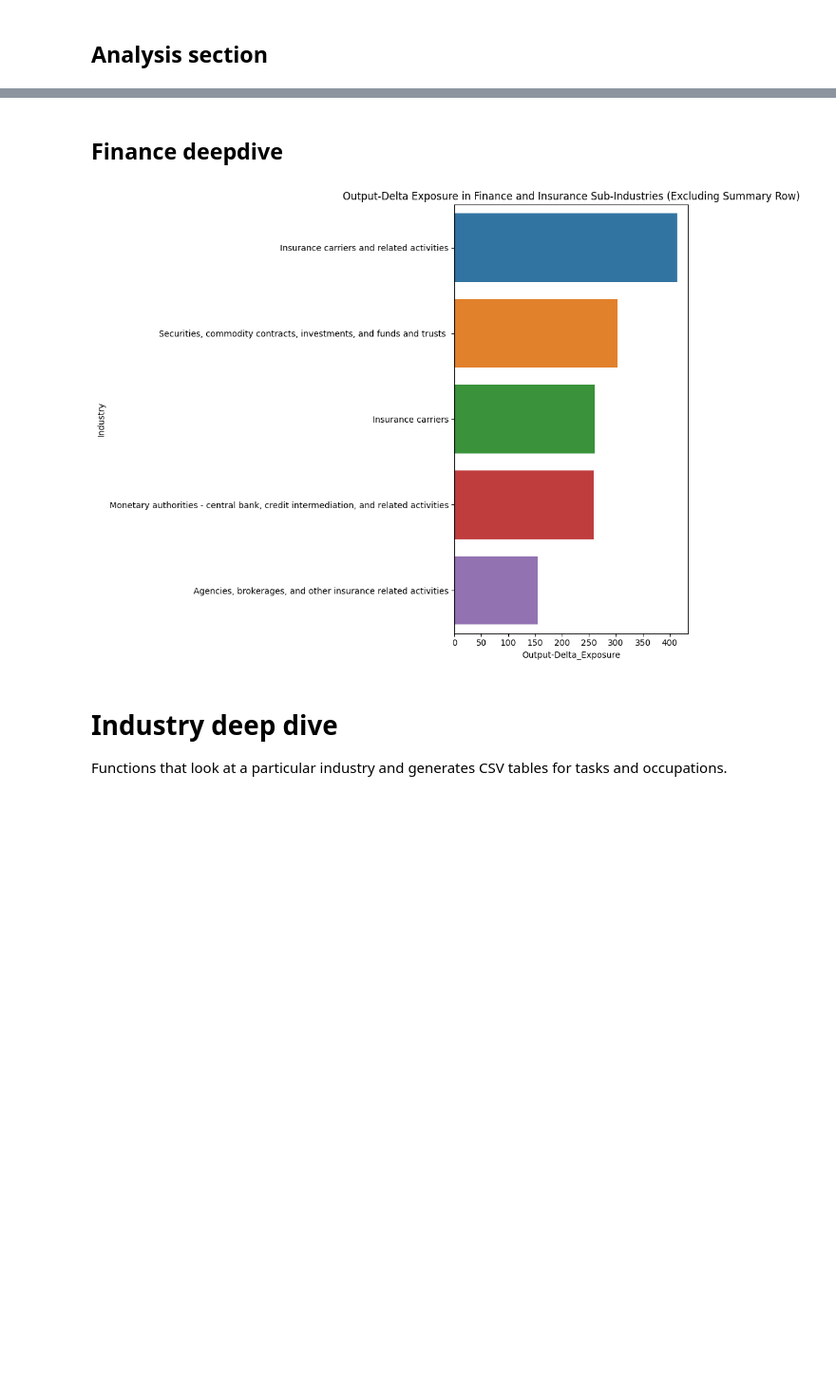
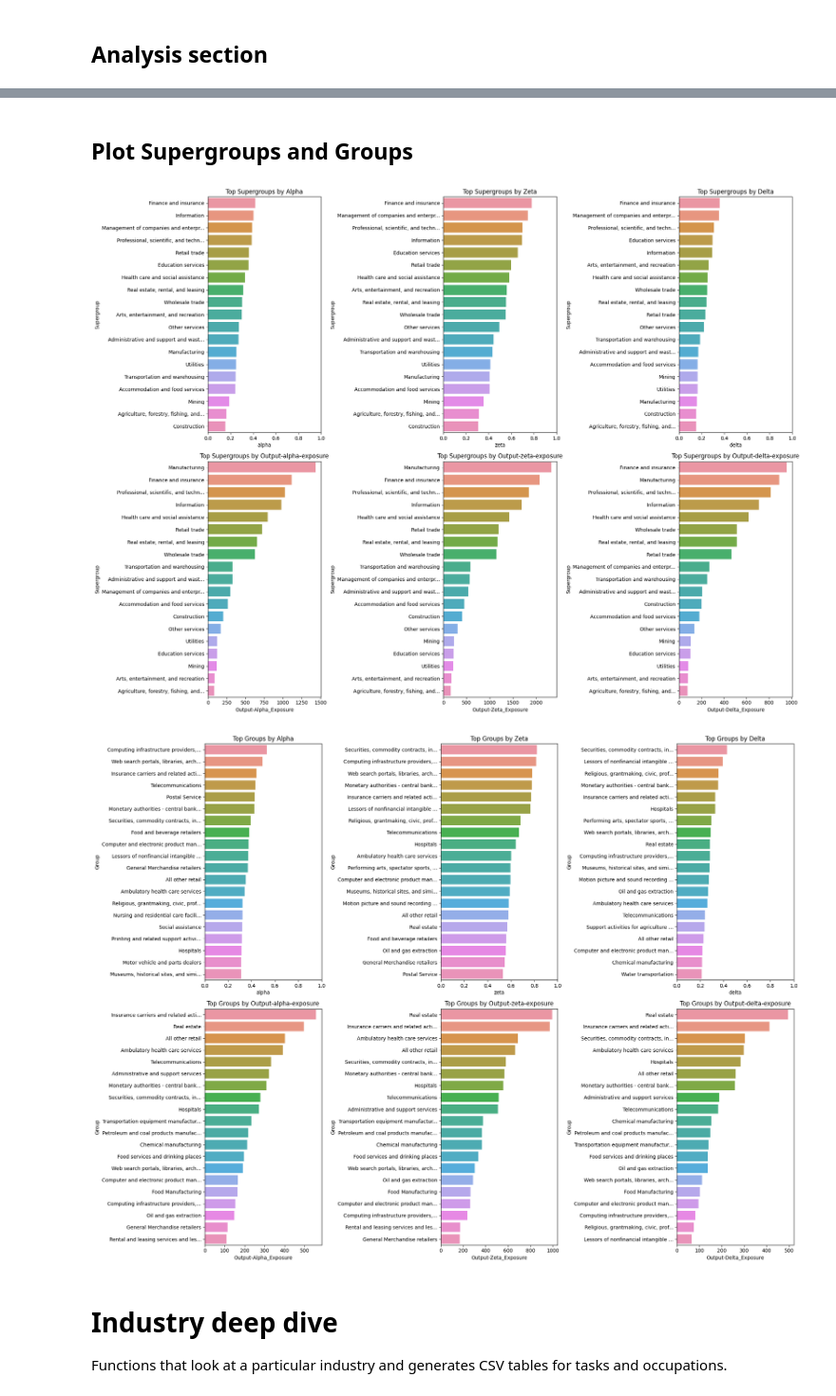
Before and after one commit to radoshi/gptsaregpts, a Jupyter notebook: notebooks/analysis.ipynb, the cells around one changed output, grey strips where cells are left out. Shown at 95% size. Cells and saved outputs as stored; diff of their text form; code cells hidden in the pictures; blank space fills up the shorter version.

```diff
--- a/notebooks/analysis.ipynb
+++ b/notebooks/analysis.ipynb
@@ -291,12 +297,0 @@ top_delta = industry_output_clean.nlargest(n, "delta")
-# %%
-# Let's plot these insights with 5 charts stacked vertically
-fig, axes = plt.subplots(2, 1, figsize=(10, 20))
-
-sns.barplot(x="alpha", y="Industry", data=top_alpha, ax=axes[0])
-axes[0].set_title(f"Top {n} Industries by Alpha")
-
-sns.barplot(x="delta", y="Industry", data=top_delta, ax=axes[1])
-axes[1].set_title("Top {n} Industries by Delta")
-
-plt.tight_layout()
-plt.show()
@@ -325,27 +298,45 @@ plt.show()
-# %% [markdown]
-## Finance deepdive
-# %%
-# Filter out Finance and Insurance industries (NAICS code starts with 52)
-finance_industries_filtered = industry_output_clean[
-    industry_output_clean[" 2022 NAICS"].str.startswith("52")
-    & (industry_output_clean[" 2022 NAICS"] != "52")
-]
-
-# Sort by Output-Delta Exposure again
-finance_industries_sorted = finance_industries_filtered.sort_values(
-    by="Output-Delta_Exposure", ascending=False
-)
-
-# Plotting Output-Delta Exposure for Finance and Insurance sub-industries without the summary row
-plt.figure(figsize=(10, 8))
-sns.barplot(x="Output-Delta_Exposure", y="Industry", data=finance_industries_sorted)
-plt.title(
-    "Output-Delta Exposure in Finance and Insurance Sub-Industries (Excluding Summary Row)"
-)
-plt.tight_layout()
-plt.show()
-# %% [output]
-[figure, removed]
+# %%
+def ellipsize_labels(axis, max_length=35):
+    new_labels = []
+    for label in axis.get_yticklabels():
+        text = label.get_text()
+        new_text = text[:max_length] + '...' if len(text) > max_length else text
+        new_labels.append(new_text)
+    axis.set_yticklabels(new_labels)
+# %% [markdown]
+## Plot Supergroups and Groups
+# %%
+def plot_nlargest(df: pd.DataFrame, n: int, dimension: str):
+    # Plot the supergroups by alpha, zeta, alpha_exposure, zeta_exposure
+    fig, axes = plt.subplots(2, 3, figsize=(20, 15))
+
+    dimensions = ["alpha", "zeta", "delta", "Output-Alpha_Exposure", "Output-Zeta_Exposure", "Output-Delta_Exposure"]
+    dfs = [df.nlargest(n, dim) for dim in dimensions]
+
+    for i, dim in enumerate(dimensions):
+        fdim = dim.capitalize().replace("_", "-")
+        sns.barplot(x=dim, y=dimension, data=dfs[i], ax=axes[i // 3][i % 3])
+        axes[i // 3][i % 3].set_title(f"Top {dimension}s by {fdim}")
+
+    # Set x-axis limits for the first two subplots only
+    for ax in axes[0]:
+        ax.set_xlim(0.0, 1.0)
+
+    # Apply the ellipsize function to each axis
+    for ax in axes.flatten():
+        ellipsize_labels(ax)
+
+    plt.tight_layout()
+    plt.show()
+
+    fname = dimension.lower()
+    fig.savefig(OUTPUT_DATADIR / f"{fname}.png")
+
+plot_nlargest(industry_output_clean[industry_output_clean["is_supergroup"]], 20, "Supergroup")
+plot_nlargest(industry_output_clean[industry_output_clean["is_group"]], 20, "Group")
+# %% [output]
+[figure, added]
+[figure, added]
 # %% [markdown]
 # Industry deep dive
 
```
Also changed, not shown: parts of 21 cells of this notebook.
